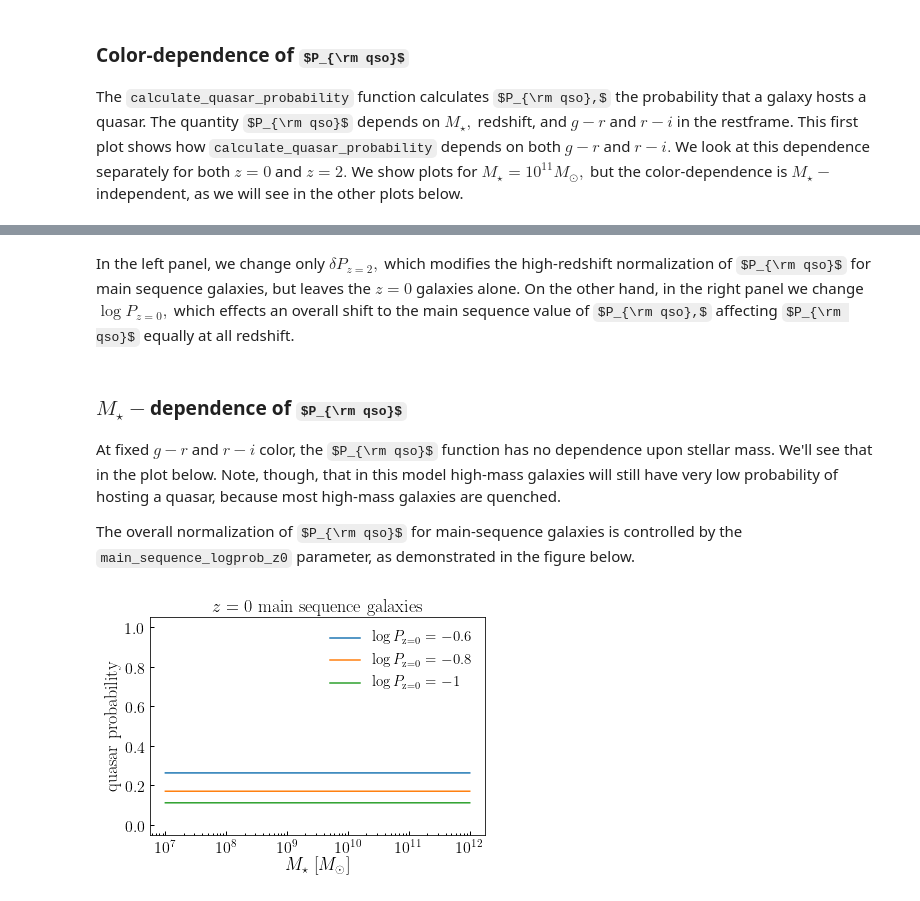
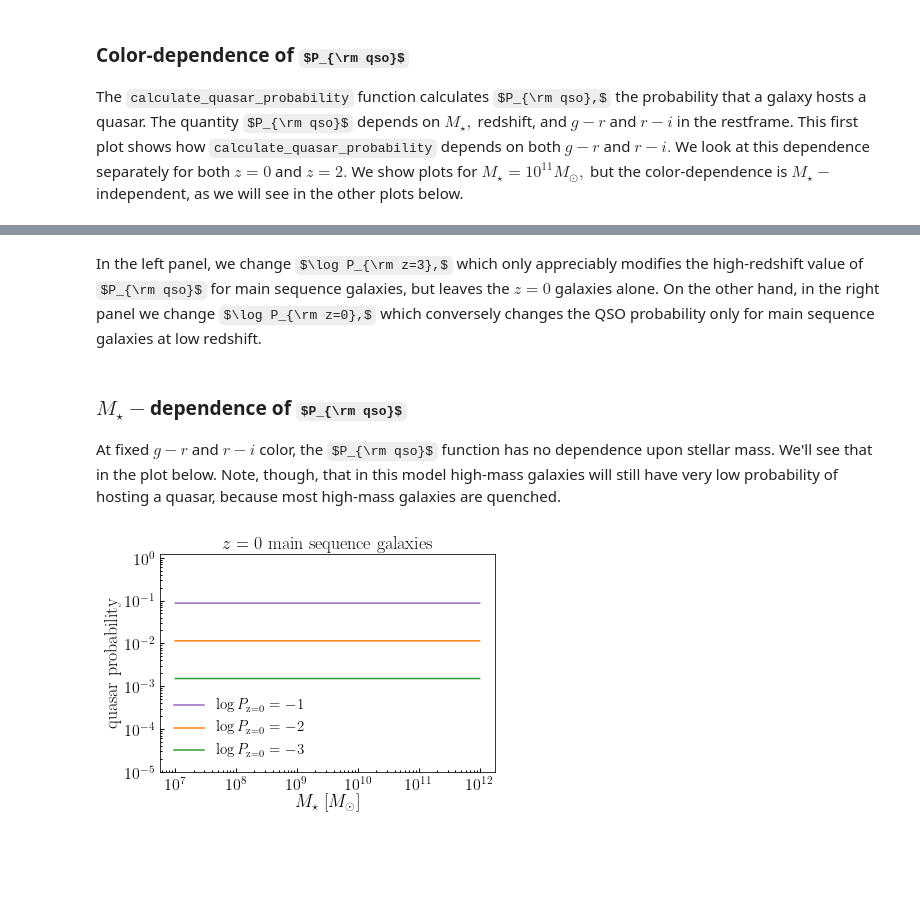
Before and after one commit to aphearin/dev_dc2_agn_model, a Jupyter notebook: demo_quasar_prob_model.ipynb, the cells around one changed output, grey strips where cells are left out. Saved outputs shown, nothing was run; the diff lists cells and outputs as text; code cells hidden in the pictures; some formulas as TeX source; blank space fills up the shorter version.

```diff
--- a/demo_quasar_prob_model.ipynb
+++ b/demo_quasar_prob_model.ipynb
@@ -93,39 +145,38 @@ leg1.legendHandles[3].set_color('k')
 # %% [markdown]
-In the left panel, we change only $\delta P_{z=2},$ which modifies the high-redshift normalization of $P_{\rm qso}$ for main sequence galaxies, but leaves the $z=0$ galaxies alone. On the other hand, in the right panel we change $\log P_{z=0},$ which effects an overall shift to the main sequence value of $P_{\rm qso},$ affecting $P_{\rm qso}$ equally at all redshift.
+In the left panel, we change $\log P_{\rm z=3},$ which only appreciably modifies the high-redshift value of $P_{\rm qso}$ for main sequence galaxies, but leaves the $z=0$ galaxies alone. On the other hand, in the right panel we change $\log P_{\rm z=0},$ which conversely changes the QSO probability only for main sequence galaxies at low redshift.
 # %% [markdown]
 ### $M_{\star}-$dependence of $P_{\rm qso}$
 
 At fixed $g-r$ and $r-i$ color, the $P_{\rm qso}$ function has no dependence upon stellar mass. We'll see that in the plot below. Note, though, that in this model high-mass galaxies will still have very low probability of hosting a quasar, because most high-mass galaxies are quenched.
-
-The overall normalization of $P_{\rm qso}$ for main-sequence galaxies is controlled by the `main_sequence_logprob_z0` parameter, as demonstrated in the figure below.
 # %%
 from agn_effective_duty_cycle import calculate_quasar_probability
 
 ngals = int(1e4)
 stellar_mass = np.logspace(7, 12, ngals)
 redshift = 0.
 gr_restframe = -100 # Setting color to ultra-blue effectively selects the behavior at top of the main sequence
 ri_restframe = -100 # Setting color to ultra-blue effectively selects the behavior at top of the main sequence
 prob = calculate_quasar_probability(stellar_mass, redshift, gr_restframe, ri_restframe)
 prob2 = calculate_quasar_probability(stellar_mass, redshift, gr_restframe, ri_restframe,
-                                    main_sequence_logprob_z0=-0.8)
+                                    main_sequence_logprob_z0=-2)
 prob3 = calculate_quasar_probability(stellar_mass, redshift, gr_restframe, ri_restframe,
                                     main_sequence_logprob_z0=-1)
 
 fig, ax = plt.subplots(1, 1)
-ylim = ax.set_ylim(-0.05, 1.05)
+yscale = ax.set_yscale('log')
+ylim = ax.set_ylim(1e-5, 1.2)
 xscale = ax.set_xscale('log')
-__=ax.plot(stellar_mass, prob, label=r'$\log P_{\rm z=0}=-0.6$')
-__=ax.plot(stellar_mass, prob2, label=r'$\log P_{\rm z=0}=-0.8$')
-__=ax.plot(stellar_mass, prob3, label=r'$\log P_{\rm z=0}=-1$')
+__=ax.plot(stellar_mass, prob3, label=r'$\log P_{\rm z=0}=-1$', color=mpurple)
+__=ax.plot(stellar_mass, prob2, label=r'$\log P_{\rm z=0}=-2$', color=morange)
+__=ax.plot(stellar_mass, prob, label=r'$\log P_{\rm z=0}=-3$', color=mgreen)
 
 leg = ax.legend()
 
 xlabel = ax.set_xlabel(r'$M_{\star}\ [M_{\odot}]$')
 ylabel = ax.set_ylabel(r'${\rm quasar\ probability}$')
 title = ax.set_title(r'$z=0\ {\rm main\ sequence\ galaxies}$')
 # %% [output]
-[figure, old version]
+[figure, new version]
 # %% [markdown]
 ## Summary of model behavior:
 
```
Also changed, not shown: parts of 8 cells of this notebook, 1 other file.
